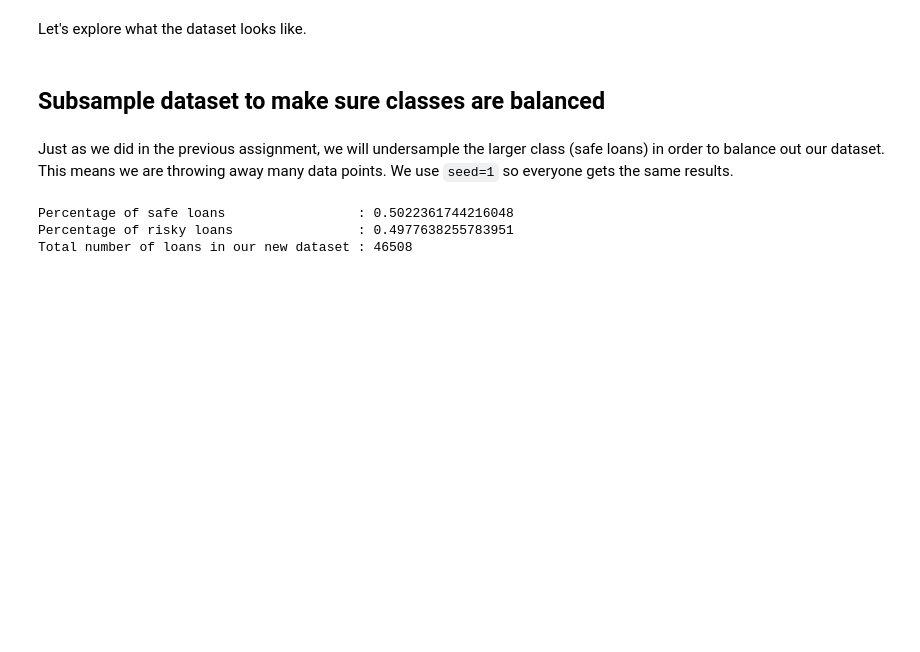
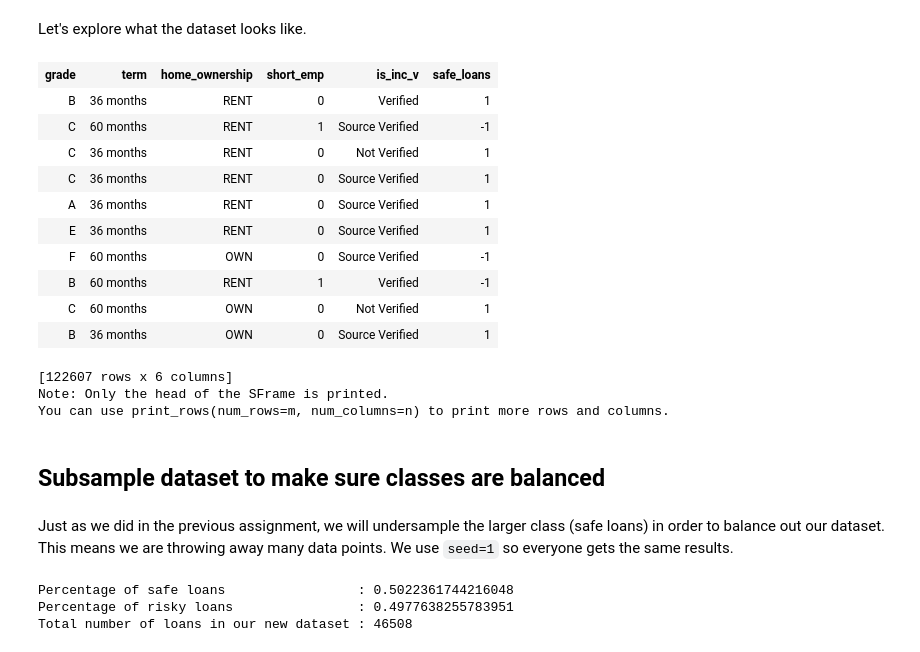
Before and after one commit to ITEC-Group-DPT/AI_FinalProject, a Jupyter notebook: notebook/Decision_Tree.ipynb, the cells around one changed output. Cells and saved outputs as stored; diff of their text form; code cells hidden in the pictures; blank space fills up the shorter version.

```diff
--- a/notebook/Decision_Tree.ipynb
+++ b/notebook/Decision_Tree.ipynb
@@ -61,5 +61,22 @@ RuntimeError: Column sub_gradeterm does not exist
 # %% [markdown]
 Let's explore what the dataset looks like.
+# %%
+loans
+# %% [output]
+| grade | term | home_ownership | short_emp | is_inc_v | safe_loans |
+| B | 36 months | RENT | 0 | Verified | 1 |
+| C | 60 months | RENT | 1 | Source Verified | -1 |
+| C | 36 months | RENT | 0 | Not Verified | 1 |
+| C | 36 months | RENT | 0 | Source Verified | 1 |
+| A | 36 months | RENT | 0 | Source Verified | 1 |
+| E | 36 months | RENT | 0 | Source Verified | 1 |
+| F | 60 months | OWN | 0 | Source Verified | -1 |
+| B | 60 months | RENT | 1 | Verified | -1 |
+| C | 60 months | OWN | 0 | Not Verified | 1 |
+| B | 36 months | OWN | 0 | Source Verified | 1 |
+[122607 rows x 6 columns]
+Note: Only the head of the SFrame is printed.
+You can use print_rows(num_rows=m, num_columns=n) to print more rows and columns.
 # %% [markdown]
 ## Subsample dataset to make sure classes are balanced
 # %% [markdown]
```
Also changed, not shown: parts of 40 cells of this notebook, 1 other file.
